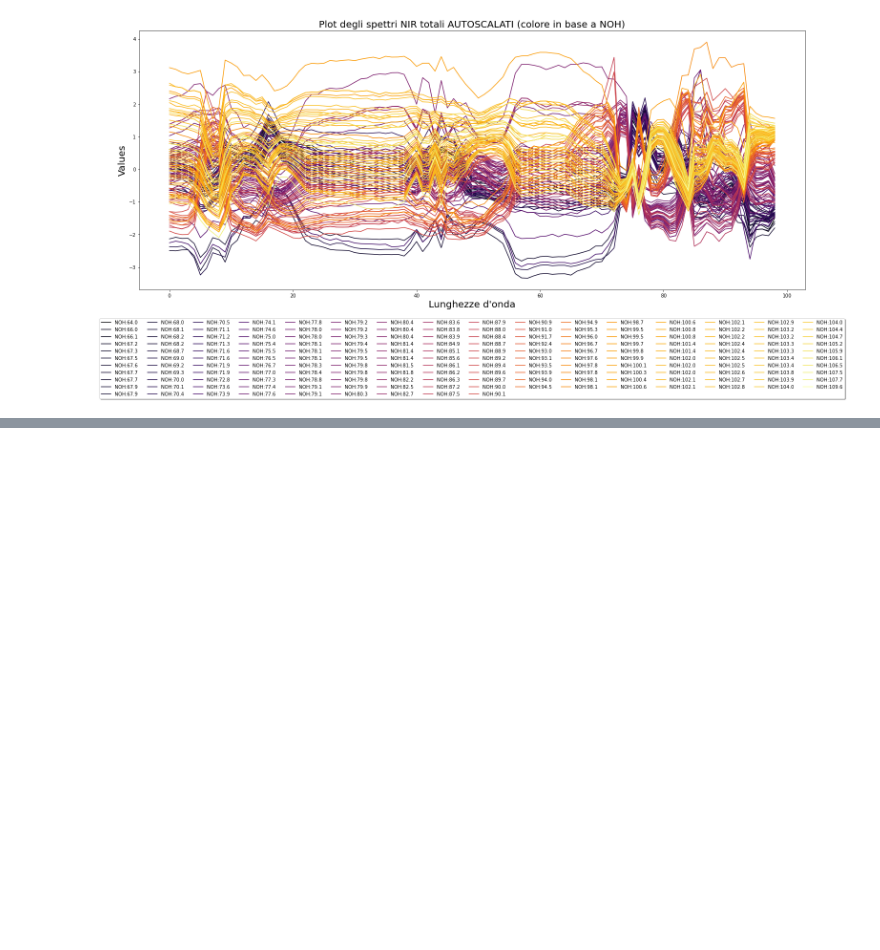
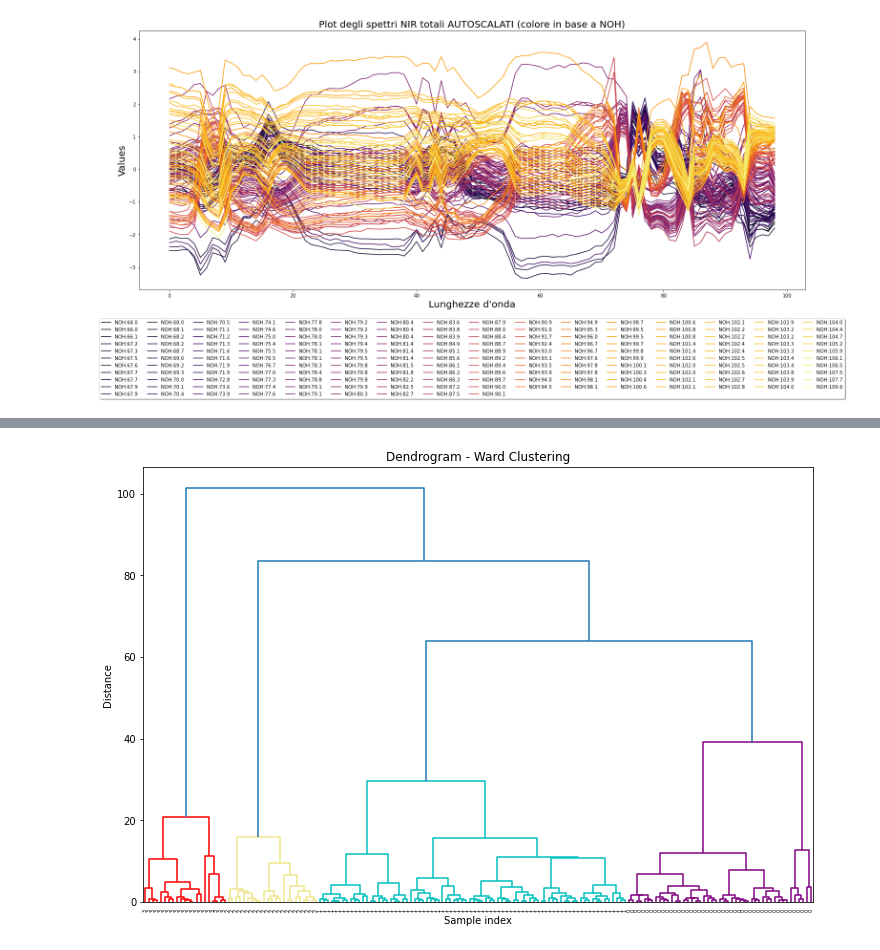
Before and after one commit to Rick8998/ProgettoEsamedataMining, a Jupyter notebook: analisiDS.ipynb, the cells around one changed output, grey strips where cells are left out. Cells and saved outputs as stored; diff of their text form; code cells hidden in the pictures; blank space fills up the shorter version.

```diff
--- a/analisiDS.ipynb
+++ b/analisiDS.ipynb
@@ -347,0 +443,14 @@ plt.show()
+# %%
+from scipy.cluster.hierarchy import dendrogram, linkage
+from scipy.cluster import hierarchy
+linkage_matrix = linkage(pca_df, method='ward')
+plt.figure(figsize=(12,8))
+hierarchy.set_link_color_palette(['r', 'khaki', 'c', 'purple'])
+dendrogram(linkage_matrix, color_threshold=60, labels=labels)
+
+plt.xlabel('Sample index')
+plt.ylabel('Distance')
+plt.title('Dendrogram - Ward Clustering')
+plt.show()
+# %% [output]
+[figure, added]
```
Also changed, not shown: parts of 7 cells of this notebook, 4 other files.
